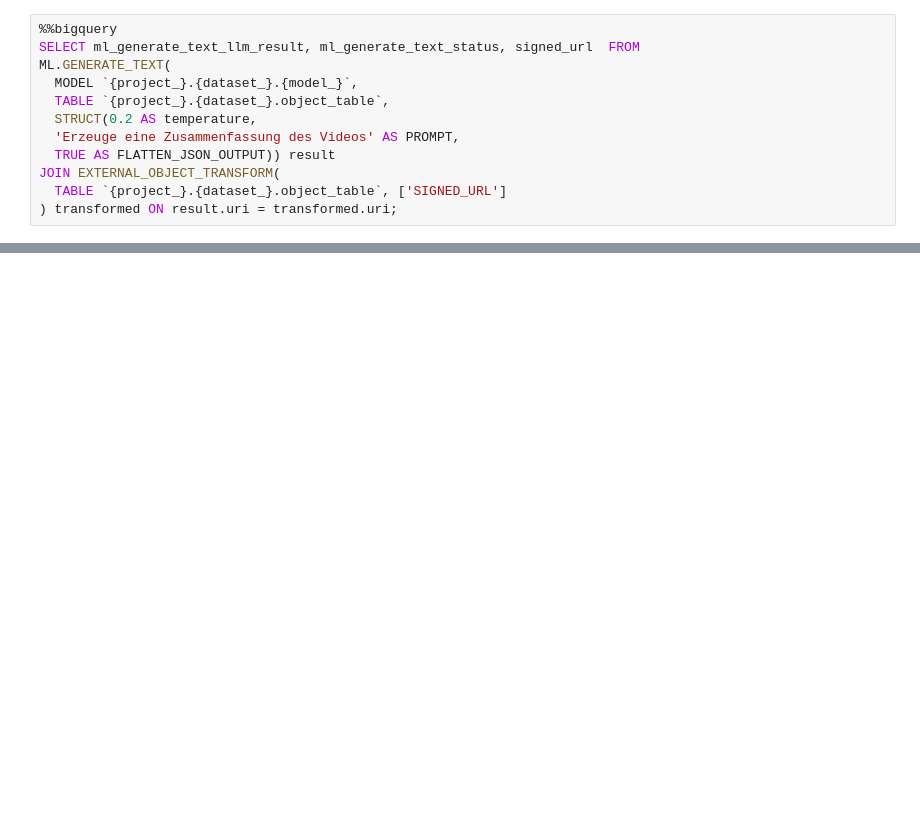
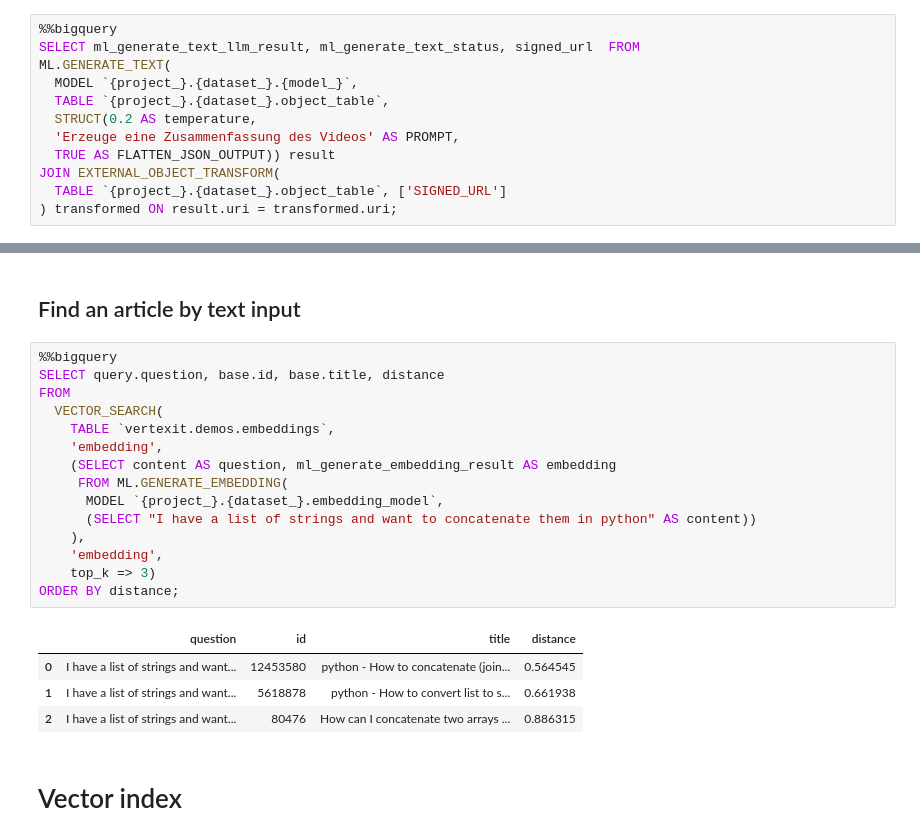
Before and after one commit to fuxs/notebooks, a Jupyter notebook: Gemini_BQ.ipynb, the cells around one changed output, grey strips where cells are left out. Cells and saved outputs as stored; diff of their text form; blank space fills up the shorter version.

```diff
--- a/Gemini_BQ.ipynb
+++ b/Gemini_BQ.ipynb
@@ -366,0 +581,24 @@ JOIN EXTERNAL_OBJECT_TRANSFORM(
+# %% [markdown]
+## Find an article by text input
+# %%
+%%bigquery
+SELECT query.question, base.id, base.title, distance
+FROM
+  VECTOR_SEARCH(
+    TABLE `vertexit.demos.embeddings`,
+    'embedding',
+    (SELECT content AS question, ml_generate_embedding_result AS embedding
+     FROM ML.GENERATE_EMBEDDING(
+      MODEL `{project_}.{dataset_}.embedding_model`,
+      (SELECT "I have a list of strings and want to concatenate them in python" AS content))
+    ),
+    'embedding',
+    top_k => 3)
+ORDER BY distance;
+# %% [output]
+|  | question | id | title | distance |
+| 0 | I have a list of strings and want... | 12453580 | python - How to concatenate (join... | 0.564545 |
+| 1 | I have a list of strings and want... | 5618878 | python - How to convert list to s... | 0.661938 |
+| 2 | I have a list of strings and want... | 80476 | How can I concatenate two arrays ... | 0.886315 |
+# %% [markdown]
+# Vector index
```
Also changed, not shown: parts of 31 cells of this notebook.
